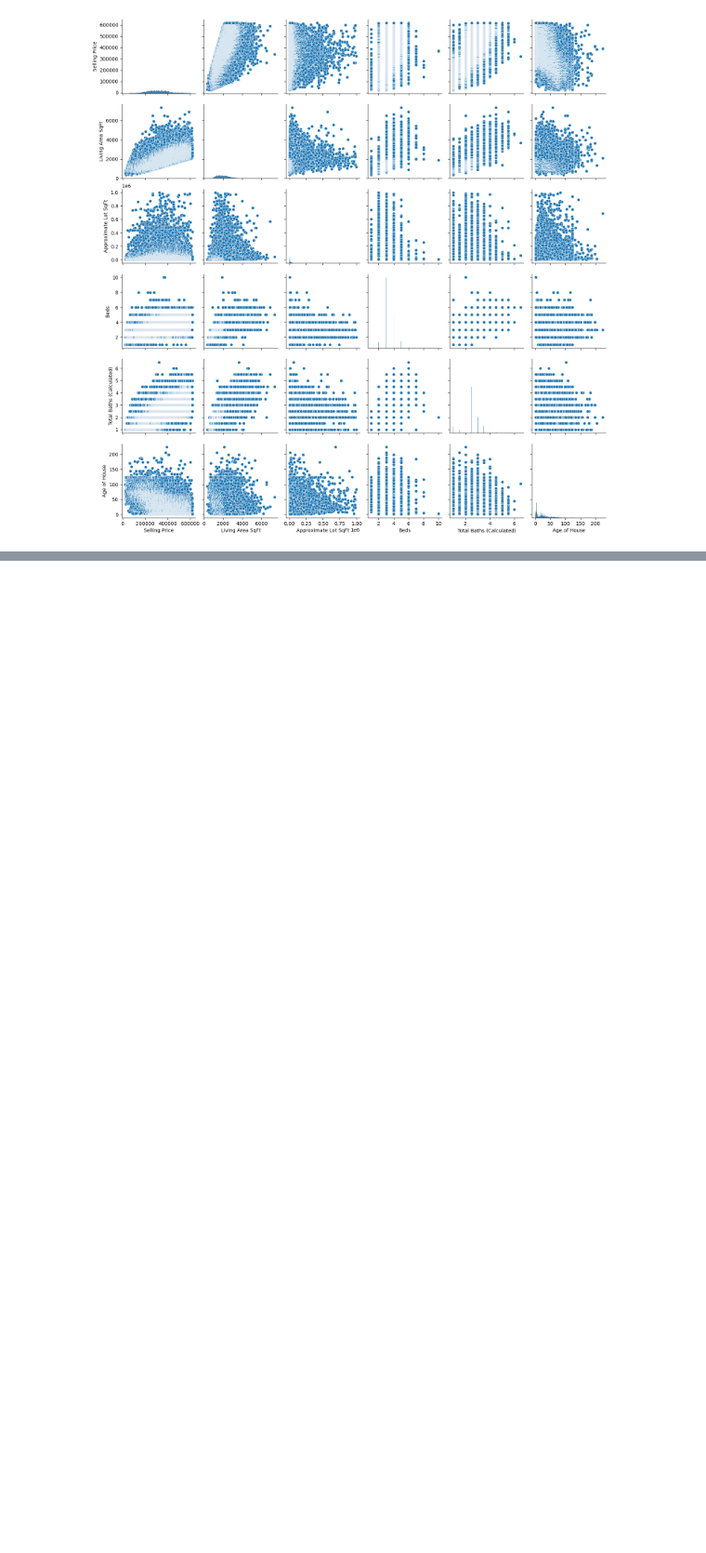
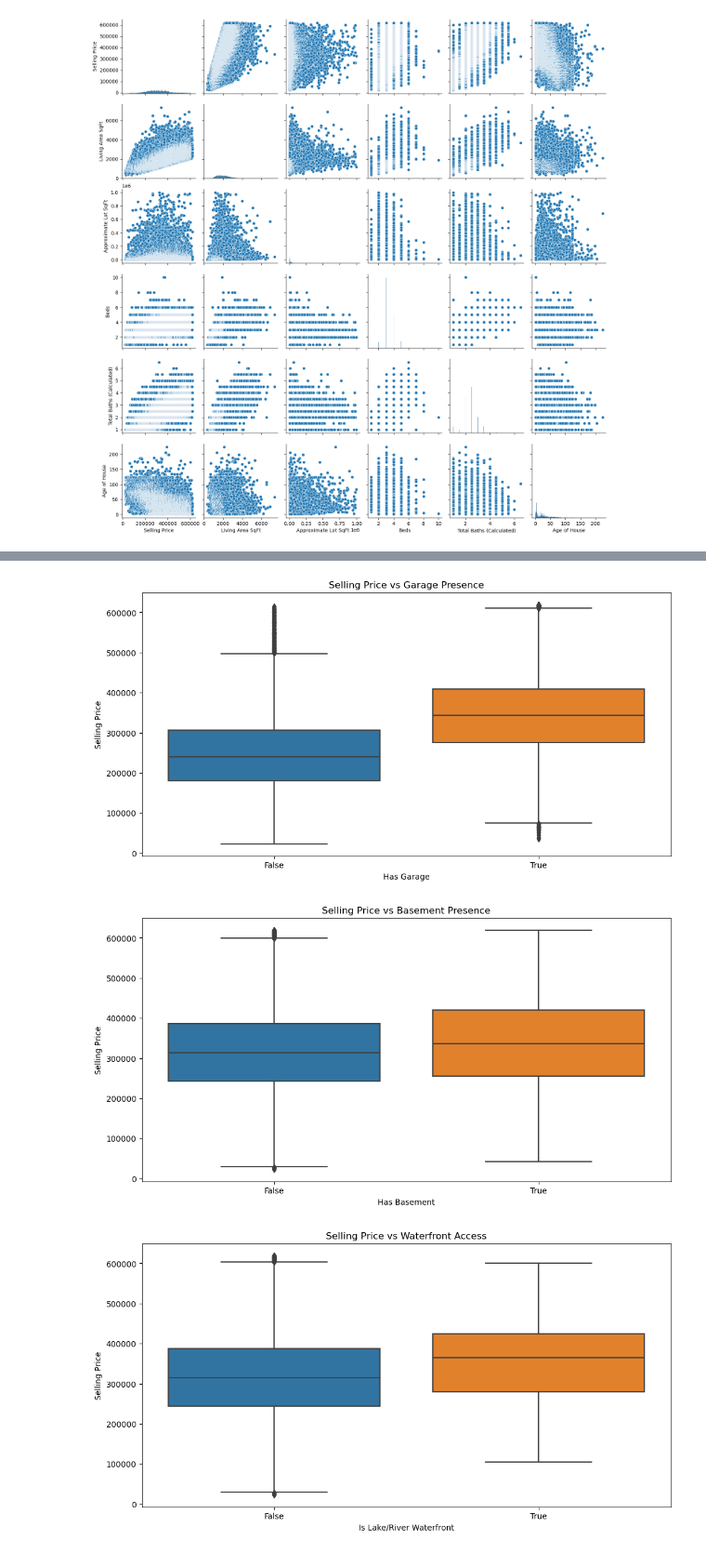
Before and after one commit to nimblenest/House-Project4, a Jupyter notebook: house-sales-ML.ipynb, the cells around one changed output, grey strips where cells are left out. Shown at 93% size. Cells and saved outputs as stored; diff of their text form; code cells hidden in the pictures; blank space fills up the shorter version.

```diff
--- a/house-sales-ML.ipynb
+++ b/house-sales-ML.ipynb
@@ -154,0 +111,24 @@ cleaned_df
+# %%
+# determining whether garage, basement, and waterfront are relevant
+
+# selling price vs garage
+plt.figure(figsize=(12, 6))
+sns.boxplot(x='Has Garage', y='Selling Price', data=df)
+plt.title('Selling Price vs Garage Presence')
+plt.show()
+
+# selling price vs basement
+plt.figure(figsize=(12, 6))
+sns.boxplot(x='Has Basement', y='Selling Price', data=df)
+plt.title('Selling Price vs Basement Presence')
+plt.show()
+
+# selling price vs waterfront
+plt.figure(figsize=(12, 6))
+sns.boxplot(x='Is Lake/River Waterfront', y='Selling Price', data=df)
+plt.title('Selling Price vs Waterfront Access')
+plt.show()
+# %% [output]
+[figure, added]
+[figure, added]
+[figure, added]
```
Also changed, not shown: parts of 22 cells of this notebook.
